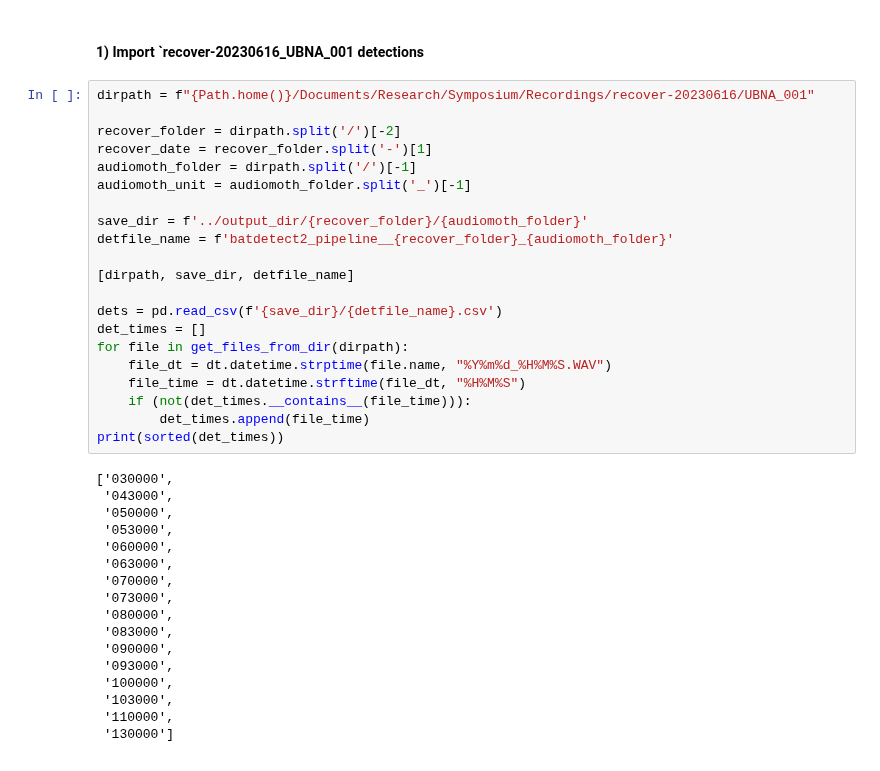
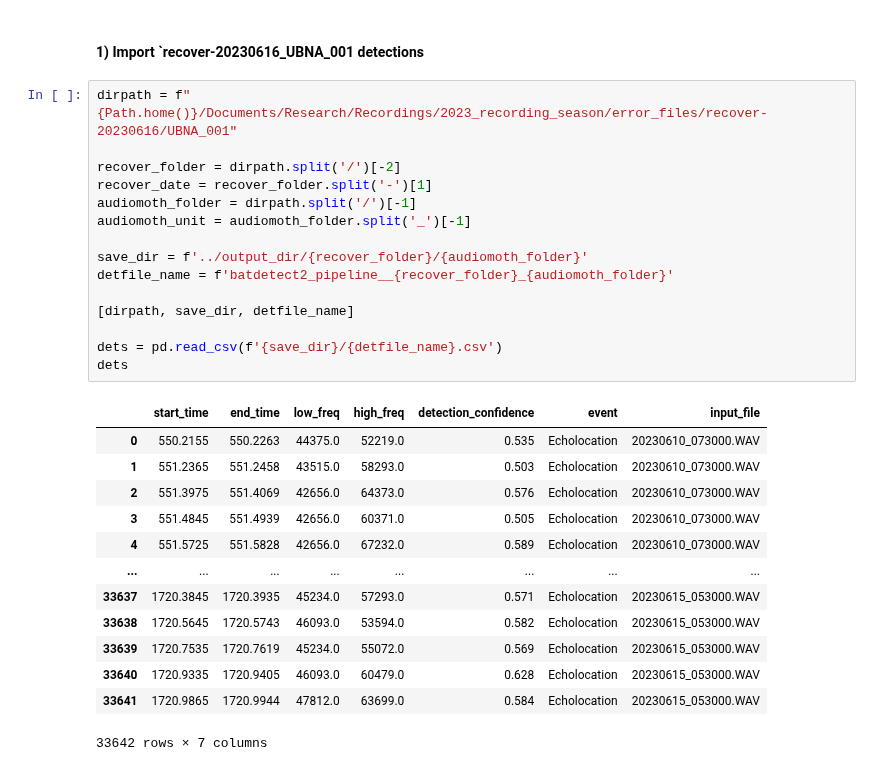
Before and after one commit to uw-echospace/bat-detector-msds, a Jupyter notebook: notebooks/test_batdetect2_pipeline.ipynb, the cells around one changed output. Saved outputs shown, nothing was run; the diff lists cells and outputs as text.

```diff
--- a/notebooks/test_batdetect2_pipeline.ipynb
+++ b/notebooks/test_batdetect2_pipeline.ipynb
@@ -233,40 +211,31 @@ good_files
 # %% [markdown]
 #### 1) Import `recover-20230616_UBNA_001 detections
 # %%
-dirpath = f"{Path.home()}/Documents/Research/Symposium/Recordings/recover-20230616/UBNA_001"
+dirpath = f"{Path.home()}/Documents/Research/Recordings/2023_recording_season/error_files/recover-20230616/UBNA_001"
 
 recover_folder = dirpath.split('/')[-2]
 recover_date = recover_folder.split('-')[1]
 audiomoth_folder = dirpath.split('/')[-1]
 audiomoth_unit = audiomoth_folder.split('_')[-1]
 
 save_dir = f'../output_dir/{recover_folder}/{audiomoth_folder}'
 detfile_name = f'batdetect2_pipeline__{recover_folder}_{audiomoth_folder}'
 
 [dirpath, save_dir, detfile_name]
 
 dets = pd.read_csv(f'{save_dir}/{detfile_name}.csv')
-det_times = []
-for file in get_files_from_dir(dirpath):
-    file_dt = dt.datetime.strptime(file.name, "%Y%m%d_%H%M%S.WAV")
-    file_time = dt.datetime.strftime(file_dt, "%H%M%S")
-    if (not(det_times.__contains__(file_time))):
-        det_times.append(file_time)
-print(sorted(det_times))
+dets
 # %% [output]
+|  | start_time | end_time | low_freq | high_freq | detection_confidence | event | input_file |
+| 0 | 550.2155 | 550.2263 | 44375.0 | 52219.0 | 0.535 | Echolocation | 20230610_073000.WAV |
+| 1 | 551.2365 | 551.2458 | 43515.0 | 58293.0 | 0.503 | Echolocation | 20230610_073000.WAV |
+| 2 | 551.3975 | 551.4069 | 42656.0 | 64373.0 | 0.576 | Echolocation | 20230610_073000.WAV |
+| 3 | 551.4845 | 551.4939 | 42656.0 | 60371.0 | 0.505 | Echolocation | 20230610_073000.WAV |
+| 4 | 551.5725 | 551.5828 | 42656.0 | 67232.0 | 0.589 | Echolocation | 20230610_073000.WAV |
+| ... | ... | ... | ... | ... | ... | ... | ... |
+| 33637 | 1720.3845 | 1720.3935 | 45234.0 | 57293.0 | 0.571 | Echolocation | 20230615_053000.WAV |
+| 33638 | 1720.5645 | 1720.5743 | 46093.0 | 53594.0 | 0.582 | Echolocation | 20230615_053000.WAV |
+| 33639 | 1720.7535 | 1720.7619 | 45234.0 | 55072.0 | 0.569 | Echolocation | 20230615_053000.WAV |
+| 33640 | 1720.9335 | 1720.9405 | 46093.0 | 60479.0 | 0.628 | Echolocation | 20230615_053000.WAV |
+| 33641 | 1720.9865 | 1720.9944 | 47812.0 | 63699.0 | 0.584 | Echolocation | 20230615_053000.WAV |
-['030000',
- '043000',
- '050000',
- '053000',
- '060000',
- '063000',
- '070000',
- '073000',
- '080000',
- '083000',
- '090000',
- '093000',
- '100000',
- '103000',
- '110000',
- '130000']
+33642 rows × 7 columns
```
Also changed, not shown: parts of 13 cells of this notebook, 1 other file.
